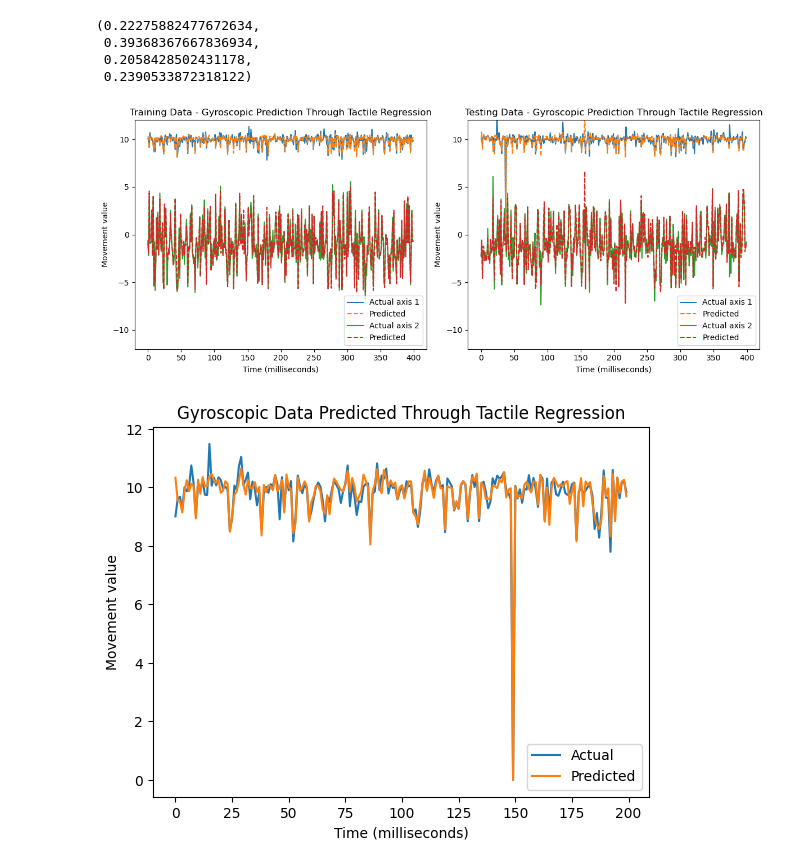
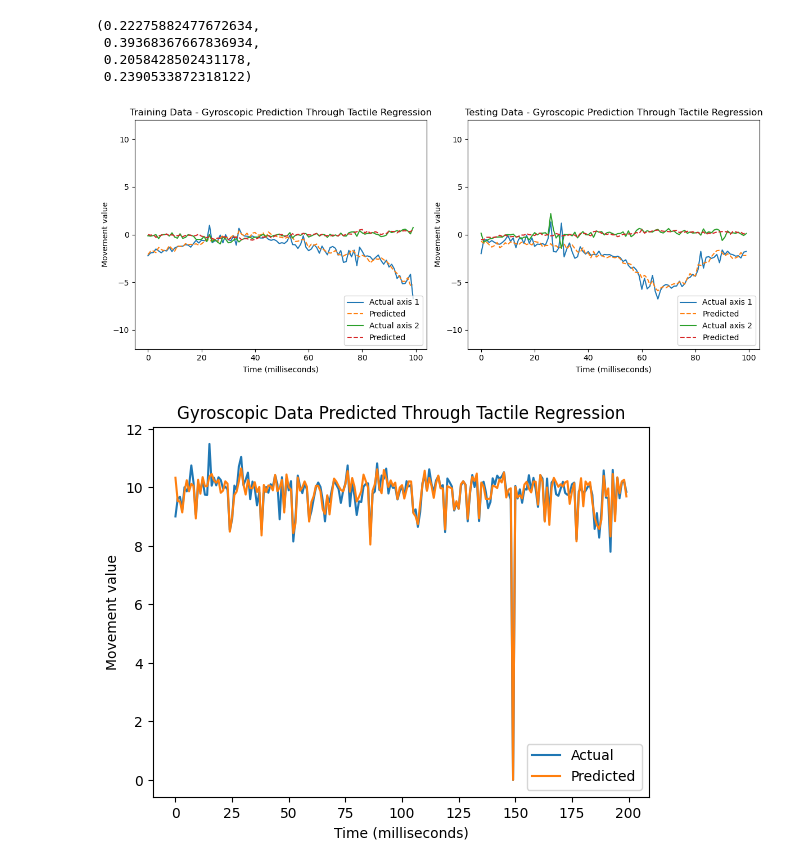
Before and after one commit to shepai/TactileSensor, a Jupyter notebook: Code/Data collection/robot/excel.ipynb, the cells around one changed output. Cells and saved outputs as stored; diff of their text form; code cells hidden in the pictures.

```diff
--- a/Code/Data collection/robot/excel.ipynb
+++ b/Code/Data collection/robot/excel.ipynb
@@ -214,7 +214,7 @@ plt.show()
 # %% [markdown]
 ### Regression
 # %%
-X,y=genDataSet(True,False,servos=0)
+X,y=genDataSet(True,False,servos=1)
 X_,y_=gen_temporal_data(X,y,60)
 
 X_train, X_test, Y_train, Y_test = train_test_split_norm(X_, y_, test_size=0.2, random_state=42)
@@ -270,9 +270,9 @@ Time taken 1706365937.8752713
  0.2058428502431178,
  0.2390533872318122)
 # %%
-start = 8000
-end = 8400
-axis = 0
+start = 100
+end = 200
+axis = 1
 
 # Plot for Training Data
 Y_pred_train = ridge_model.predict(X_train)
@@ -282,34 +282,34 @@ fig, axs = plt.subplots(1, 2, figsize=(12, 5))
 # Subplot 1 - Training Data
 axs[0].plot(Y_train[:, axis][start:end], label="Actual axis 1")
 axs[0].plot(Y_pred_train[:, axis][start:end], "--", label="Predicted")
 axs[0].plot(Y_train[:, axis + 1][start:end], label="Actual axis 2")
 axs[0].plot(Y_pred_train[:, axis + 1][start:end], "--", label="Predicted")
 
 axs[0].set_ylim([-12,12])
 axs[0].set_title("Training Data - Gyroscopic Prediction Through Tactile Regression")
 axs[0].set_ylabel("Movement value")
 axs[0].set_xlabel("Time (milliseconds)")
 axs[0].legend(loc="lower right")
 
 # Plot for Testing Data
 Y_pred_test = ridge_model.predict(X_test)
 
 # Subplot 2 - Testing Data
 axs[1].plot(Y_test[:, axis][start:end], label="Actual axis 1")
 axs[1].plot(Y_pred_test[:, axis][start:end], "--", label="Predicted")
 axs[1].plot(Y_test[:, axis + 1][start:end], label="Actual axis 2")
 axs[1].plot(Y_pred_test[:, axis + 1][start:end], "--", label="Predicted")
 
 axs[1].set_ylim([-12,12])
 axs[1].set_title("Testing Data - Gyroscopic Prediction Through Tactile Regression")
 axs[1].set_ylabel("Movement value")
 axs[1].set_xlabel("Time (milliseconds)")
 axs[1].legend(loc="lower right")
 
 plt.tight_layout()
 plt.show()
 # %% [output]
-[figure, old version]
+[figure, new version]
 # %%
 Y_pred = ridge_model.predict(X_test)
 plt.plot(Y_test[:,0][0:200],label="Actual")
```
Also changed, not shown: parts of 3 cells of this notebook.
